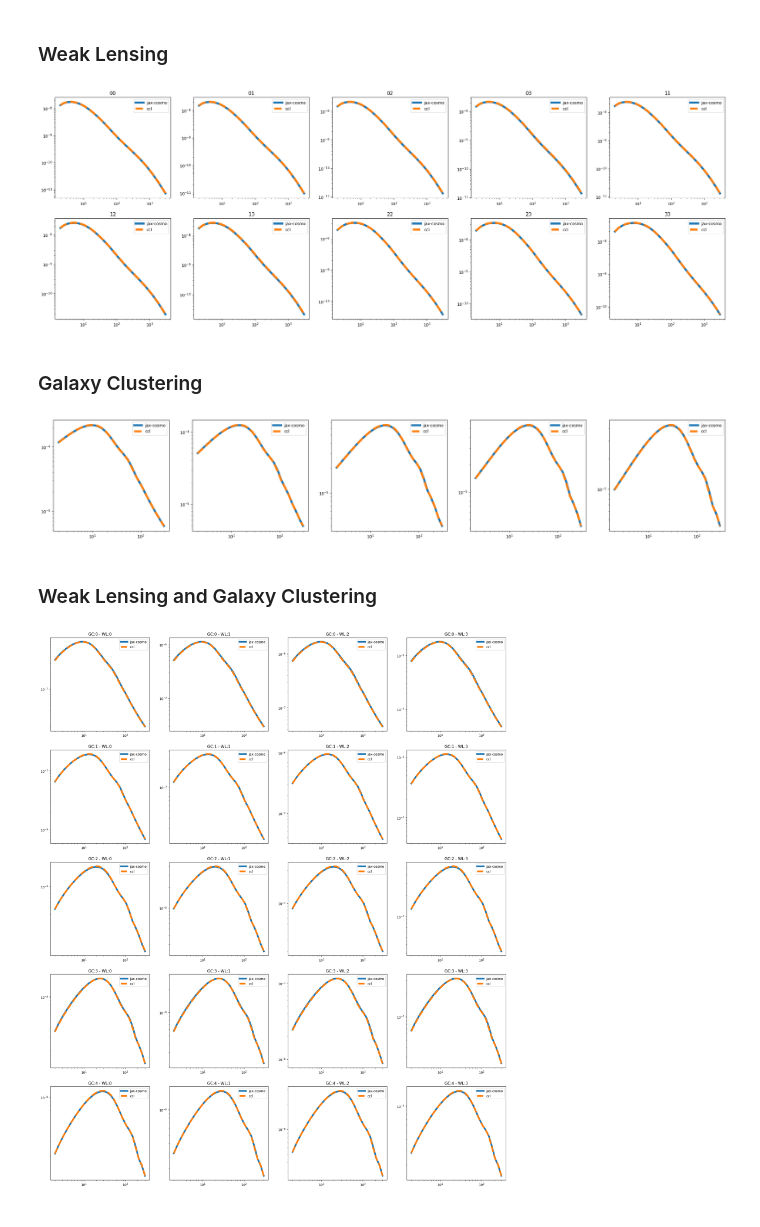
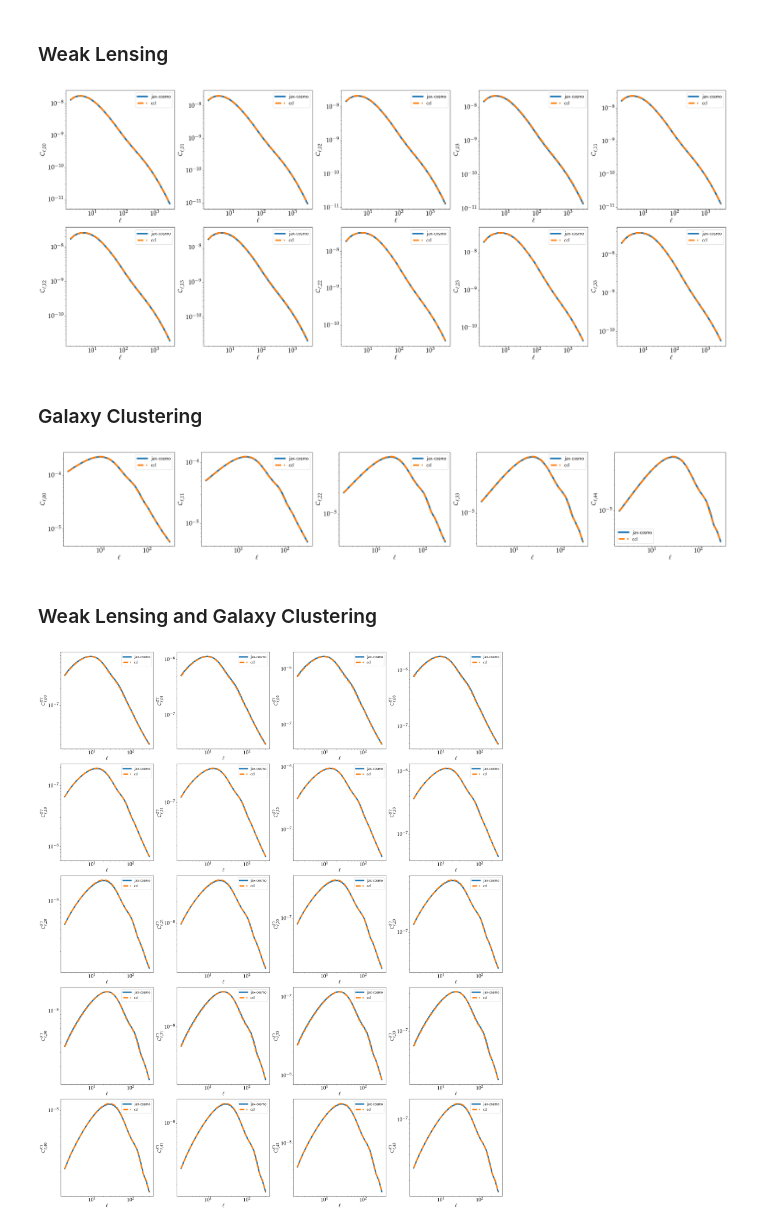
Before and after one commit to Harry45/DESEMU, a Jupyter notebook: notebooks/test-pyccl.ipynb, the cells around one changed output. Drawn from its saved outputs; the diff is of its cells as text; code cells hidden in the pictures.

```diff
--- a/notebooks/test-pyccl.ipynb
+++ b/notebooks/test-pyccl.ipynb
@@ -6,6 +6,11 @@ import matplotlib.pylab as plt
 import numpy as np
 import pyccl as ccl
 import classy
+
+plt.rc('text', usetex=True)
+plt.rc('font',**{'family':'sans-serif','serif':['Palatino']})
+figSize  = (12, 8)
+fontSize = 20
 # %% [output]
 No GPU/TPU found, falling back to CPU. (Set TF_CPP_MIN_LOG_LEVEL=0 and rerun for more info.)
 # %%
@@ -245,10 +250,5 @@ ps_gc_wl, ells_coarse_gc_wl, nbin_gc, nbin_wl = get_gc_wl_powerspectra(parameter
 Not using the emulator
 Not using the emulator
 Not using the emulator
-# %%
-cosmo, multiplicative, deltaz_wl, (a_ia_param, eta_param), bias, deltaz_gc = unpack_params_vec(parameters)
-# %%
-nz_wl_sys = [jc.redshift.systematic_shift(nzi, dzi) for nzi, dzi in zip(jax_nz_wl, deltaz_wl)]
-nz_gc_sys = [jc.redshift.systematic_shift(nzi, dzi, zmax=ZMAX) for nzi, dzi in zip(jax_nz_gc, deltaz_gc)]
 # %% [markdown]
 # CCL
@@ -292,16 +351,43 @@ for i in range(nbin_wl):
+# %%
+cosmolib = cosmoclass(parameters, jax_nz_wl, jax_nz_gc)
+
+ccl_ps_wl = ccl_wl_powerspectra(cosmolib.nz_wl_sys,
+                                cosmolib.multiplicative,
+                                cosmolib.a_ia_param,
+                                cosmolib.eta_param,
+                                cosmolib.ccl_cosmo,
+                                cosmolib.ells_coarse_wl)
+
+ccl_ps_gc = ccl_gc_powerspectra(cosmolib.nz_gc_sys,
+                                cosmolib.bias,
+                                cosmolib.ccl_cosmo,
+                                cosmolib.ells_coarse_gc)
+
+ccl_ps_gc_wl = ccl_gc_wl_powerspectra(cosmolib.nz_wl_sys,
+                                      cosmolib.nz_gc_sys,
+                                      cosmolib.multiplicative,
+                                      cosmolib.a_ia_param,
+                                      cosmolib.eta_param,
+                                      cosmolib.bias,
+                                      cosmolib.ccl_cosmo,
+                                      cosmolib.ells_coarse_gc)
 # %%
-plt.figure(figsize = (30, 10))
+plt.figure(figsize = (30, 12))
 counter = 0
 for i in range(4):
     for j in range(i, 4):
         plt.subplot(2, 5, counter+1)
-        plt.title(f'{i}{j}')
         plt.loglog(ells_coarse_wl, ps_wl[counter], label = 'jax-cosmo', lw = 5)
-        plt.loglog(ells_coarse_wl, cl_wl_ccl[counter], label = 'ccl', linestyle = '--', lw = 5)
-        plt.legend()
+        plt.loglog(ells_coarse_wl, ccl_ps_wl[counter], label = 'ccl', linestyle = '--', lw = 5)
+        plt.ylabel('$C_{\ell,' + f'{i}{j}' + '}$', fontsize = fontSize)
+        plt.xlabel(r'$\ell$', fontsize = fontSize)
+        plt.tick_params(axis='x', labelsize=fontSize)
+        plt.tick_params(axis='y', labelsize=fontSize)
+        plt.legend(loc = 'best',prop={'family':'sans-serif', 'size':15})
         counter += 1
+plt.tight_layout()
 plt.show()
 # %% [output]
-[figure, old version]
+[figure, new version]
 # %% [markdown]
 ### Galaxy Clustering
@@ -322,10 +396,15 @@ plt.figure(figsize = (30, 5))
 for i in range(nbin_gc):
     plt.subplot(1, nbin_gc, i+1)
     plt.loglog(ells_coarse_gc, ps_gc[i], label = 'jax-cosmo', lw = 5)
-    plt.loglog(ells_coarse_gc, cl_gc_ccl[i], label = 'ccl', linestyle = '--', lw = 5)
-    plt.legend()
+    plt.loglog(ells_coarse_gc, ccl_ps_gc[i], label = 'ccl', linestyle = '--', lw = 5)
+    plt.ylabel('$C_{\ell,' + f'{i}{i}' + '}$', fontsize = fontSize)
+    plt.xlabel(r'$\ell$', fontsize = fontSize)
+    plt.tick_params(axis='x', labelsize=fontSize)
+    plt.tick_params(axis='y', labelsize=fontSize)
+    plt.legend(loc = 'best',prop={'family':'sans-serif', 'size':15})
+plt.tight_layout()
 plt.show()
 # %% [output]
-[figure, old version]
+[figure, new version]
 # %% [markdown]
 ### Weak Lensing and Galaxy Clustering
@@ -356,11 +414,15 @@ counter = 0
 for i in range(nbin_gc):
     for j in range(nbin_wl):
         plt.subplot(nbin_gc, nbin_wl, counter+1)
-        plt.title(f'GC:{i} - WL:{j}')
         plt.loglog(ells_coarse_gc, ps_gc_wl[counter], label = 'jax-cosmo', lw = 5)
-        plt.loglog(ells_coarse_gc, cl_gc_wl_ccl[counter], label = 'ccl', linestyle = '--', lw = 5)
-        plt.legend()
+        plt.loglog(ells_coarse_gc, ccl_ps_gc_wl[counter], label = 'ccl', linestyle = '--', lw = 5)
+        plt.ylabel('$C^{g\gamma}_{\ell,' + f'{i}{j}' + '}$', fontsize = fontSize)
+        plt.xlabel(r'$\ell$', fontsize = fontSize)
+        plt.tick_params(axis='x', labelsize=fontSize)
+        plt.tick_params(axis='y', labelsize=fontSize)
+        plt.legend(loc = 'best',prop={'family':'sans-serif', 'size':15})
         counter += 1
+plt.tight_layout()
 plt.show()
 # %% [output]
-[figure, old version]
+[figure, new version]
```
Also changed, not shown: parts of 6 cells of this notebook, 1 other file.
